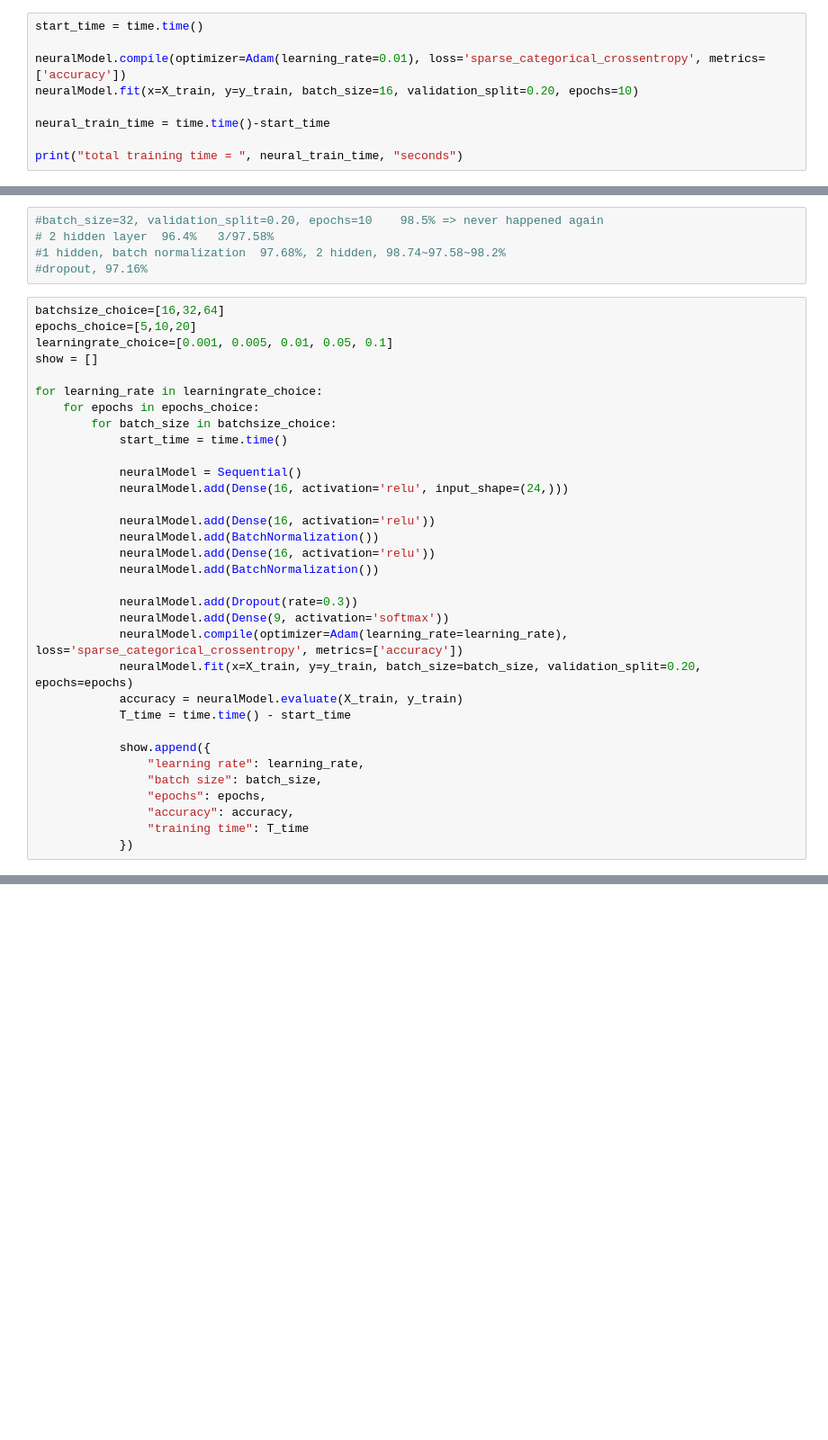
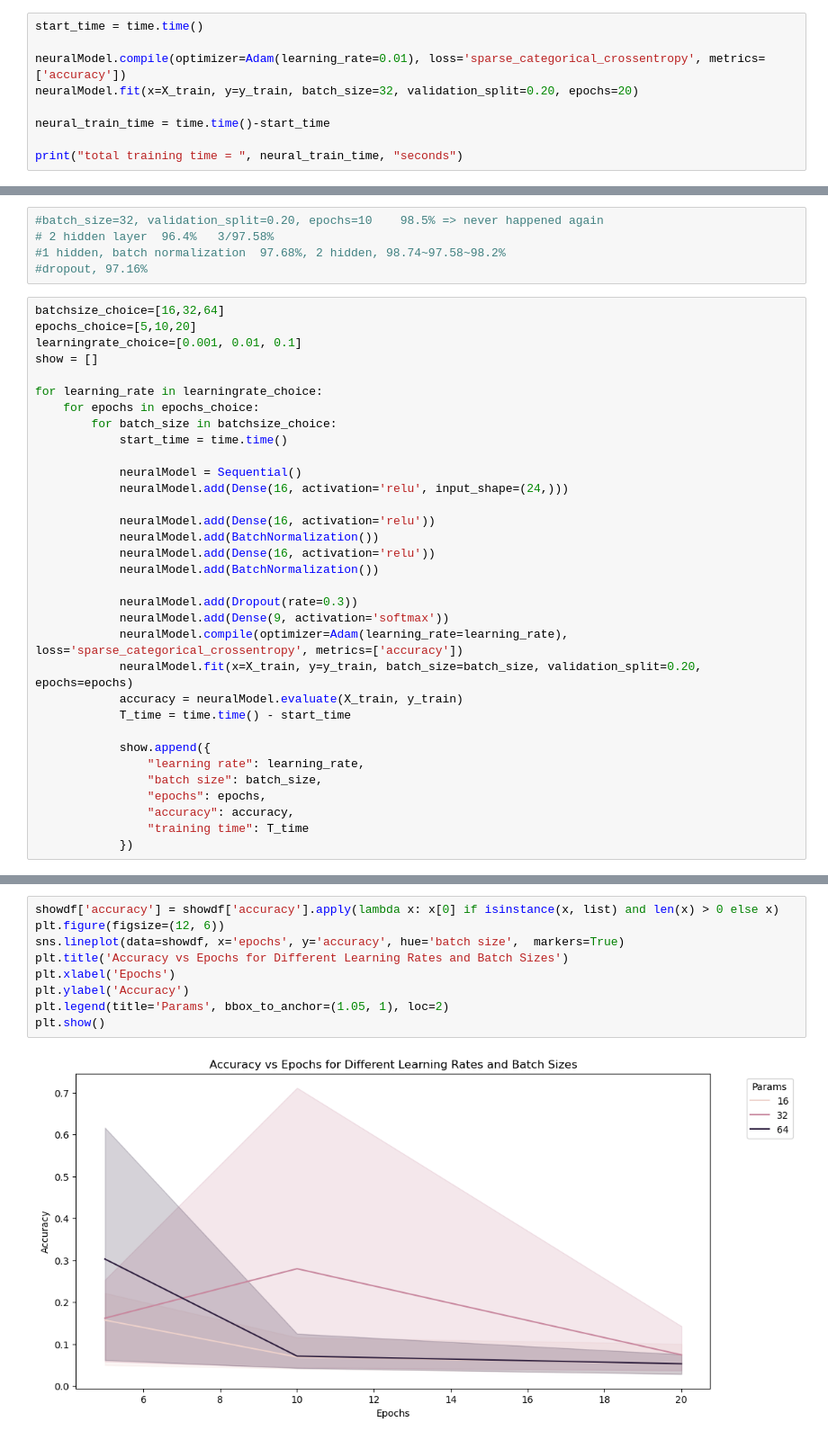
Before and after one commit to jimmy080823/LFDgroup_presentation_git, a Jupyter notebook: individual/Jun-Xi.ipynb, the cells around one changed output, grey strips where cells are left out. Shown at 90% size. Saved outputs shown, nothing was run; the diff lists cells and outputs as text; blank space fills up the shorter version.

```diff
--- a/individual/Jun-Xi.ipynb
+++ b/individual/Jun-Xi.ipynb
@@ -428,7 +428,7 @@ print(y_test.shape, y_test.dtype)
 start_time = time.time()
 
 neuralModel.compile(optimizer=Adam(learning_rate=0.01), loss='sparse_categorical_crossentropy', metrics=['accuracy'])
-neuralModel.fit(x=X_train, y=y_train, batch_size=16, validation_split=0.20, epochs=10)
+neuralModel.fit(x=X_train, y=y_train, batch_size=32, validation_split=0.20, epochs=20)
 
 neural_train_time = time.time()-start_time
 
@@ -495,7 +495,7 @@ the accuracy of Neural Network is: 0.9810725552050473
 # %%
 batchsize_choice=[16,32,64]
 epochs_choice=[5,10,20]
-learningrate_choice=[0.001, 0.005, 0.01, 0.05, 0.1]
+learningrate_choice=[0.001, 0.01, 0.1]
 show = []
 
 for learning_rate in learningrate_choice:
@@ -566,0 +570,11 @@ print(showdf)
+# %%
+showdf['accuracy'] = showdf['accuracy'].apply(lambda x: x[0] if isinstance(x, list) and len(x) > 0 else x)
+plt.figure(figsize=(12, 6))
+sns.lineplot(data=showdf, x='epochs', y='accuracy', hue='batch size',  markers=True)
+plt.title('Accuracy vs Epochs for Different Learning Rates and Batch Sizes')
+plt.xlabel('Epochs')
+plt.ylabel('Accuracy')
+plt.legend(title='Params', bbox_to_anchor=(1.05, 1), loc=2)
+plt.show()
+# %% [output]
+[figure, added]
```
Also changed, not shown: parts of 7 cells of this notebook.
